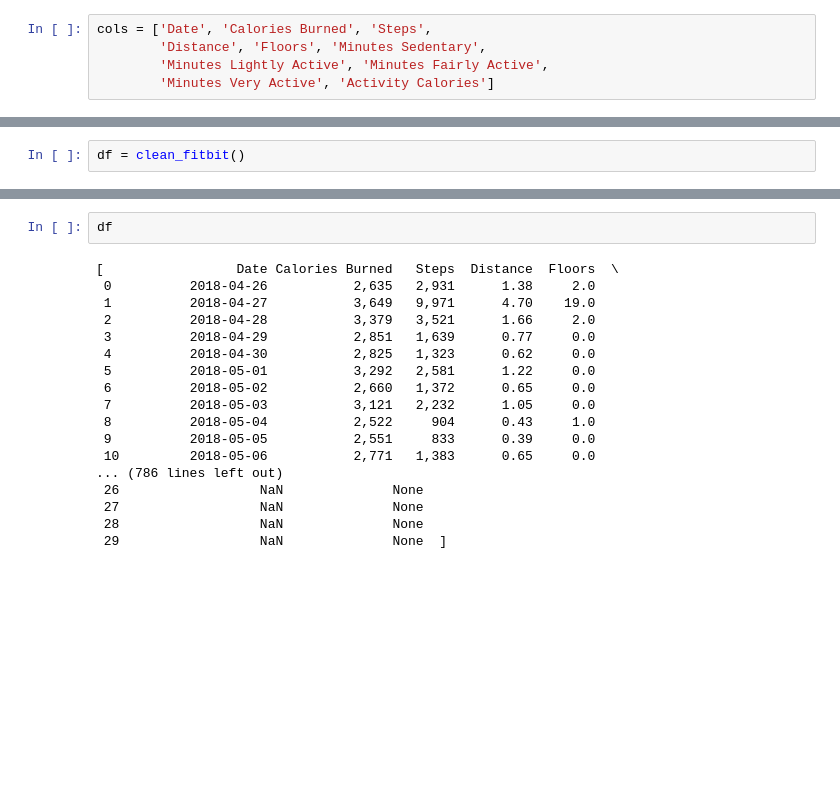
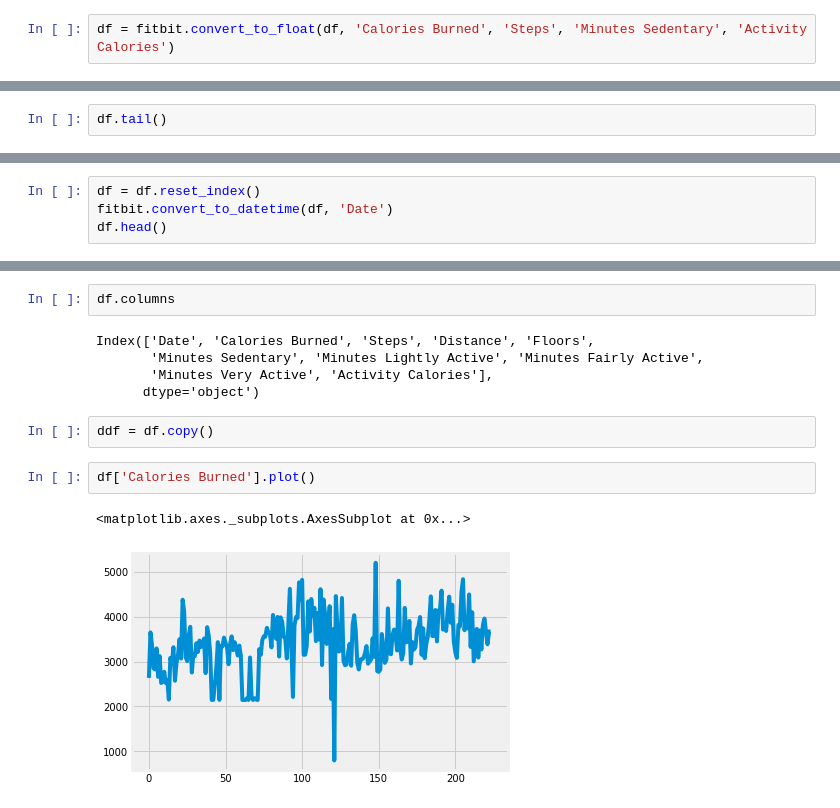
Before and after one commit to jesseanddd/fitbit, a Jupyter notebook: dd_fitbit.ipynb, the cells around one changed output, grey strips where cells are left out. Saved outputs shown, nothing was run; the diff lists cells and outputs as text; blank space fills up the shorter version.

```diff
--- a/dd_fitbit.ipynb
+++ b/dd_fitbit.ipynb
@@ -22,5 +74,2 @@ import os
 # %%
-cols = ['Date', 'Calories Burned', 'Steps',
-        'Distance', 'Floors', 'Minutes Sedentary',
-        'Minutes Lightly Active', 'Minutes Fairly Active',
-        'Minutes Very Active', 'Activity Calories']
+df = fitbit.convert_to_float(df, 'Calories Burned', 'Steps', 'Minutes Sedentary', 'Activity Calories')
@@ -121,2 +109,2 @@ clean_fitbit()
 # %%
-df = clean_fitbit()
+df.tail()
@@ -122,0 +119,4 @@ df = clean_fitbit()
+# %%
+df = df.reset_index()
+fitbit.convert_to_datetime(df, 'Date')
+df.head()
@@ -123,20 +145,14 @@ df = clean_fitbit()
 # %%
-df
+df.columns
 # %% [output]
-[                 Date Calories Burned   Steps  Distance  Floors  \
- 0          2018-04-26           2,635   2,931      1.38     2.0
- 1          2018-04-27           3,649   9,971      4.70    19.0
- 2          2018-04-28           3,379   3,521      1.66     2.0
- 3          2018-04-29           2,851   1,639      0.77     0.0
- 4          2018-04-30           2,825   1,323      0.62     0.0
- 5          2018-05-01           3,292   2,581      1.22     0.0
- 6          2018-05-02           2,660   1,372      0.65     0.0
- 7          2018-05-03           3,121   2,232      1.05     0.0
- 8          2018-05-04           2,522     904      0.43     1.0
- 9          2018-05-05           2,551     833      0.39     0.0
- 10         2018-05-06           2,771   1,383      0.65     0.0
-... (786 lines left out)
- 26                  NaN              None
- 27                  NaN              None
- 28                  NaN              None
- 29                  NaN              None  ]
+Index(['Date', 'Calories Burned', 'Steps', 'Distance', 'Floors',
+       'Minutes Sedentary', 'Minutes Lightly Active', 'Minutes Fairly Active',
+       'Minutes Very Active', 'Activity Calories'],
+      dtype='object')
+# %%
+ddf = df.copy()
+# %%
+df['Calories Burned'].plot()
+# %% [output]
+<matplotlib.axes._subplots.AxesSubplot at 0x...>
+[figure, added]
```
Also changed, not shown: parts of 27 cells of this notebook, 5 other files.
